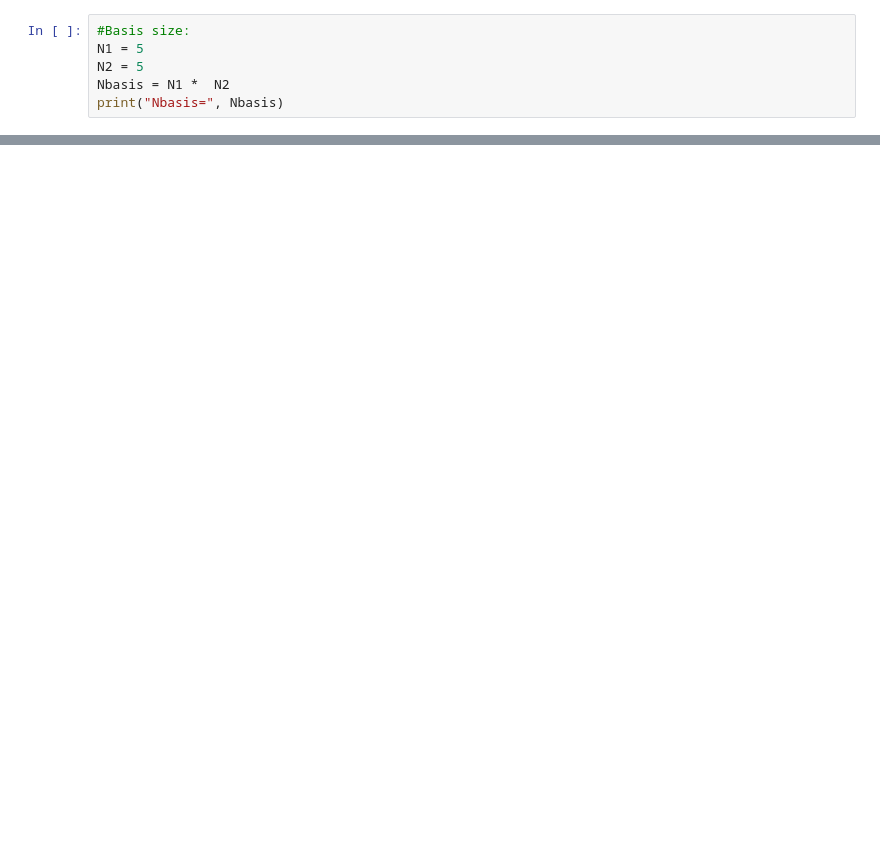
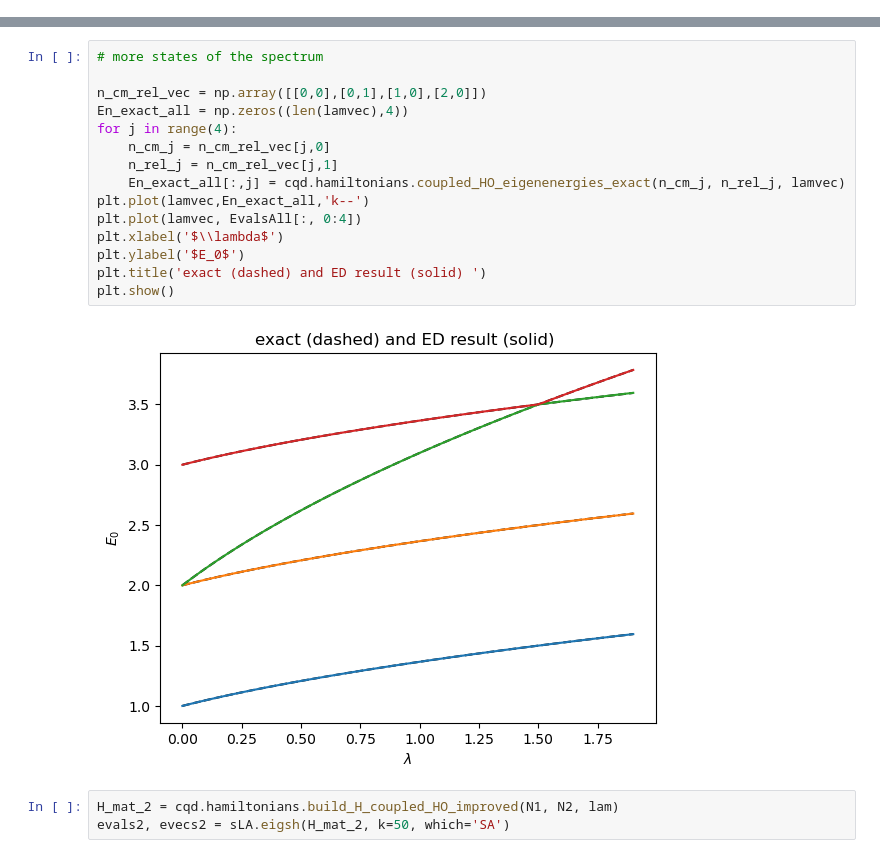
Before and after one commit to Abiyzelalem27/QuantumDynamicsLab, a Jupyter notebook: Solutions/exercise4_sol.ipynb, the cells around one changed output, grey strips where cells are left out. Drawn from its saved outputs; the diff is of its cells as text; blank space fills up the shorter version.

```diff
--- a/Solutions/exercise4_sol.ipynb
+++ b/Solutions/exercise4_sol.ipynb
@@ -285,6 +0,0 @@ AttributeError: module 'Comp_Quant_Dynam.hamiltonians' has no attribute 'exact_e
-# %%
-#Basis size:
-N1 = 5
-N2 = 5
-Nbasis = N1 *  N2
-print("Nbasis=", Nbasis)
@@ -397,0 +178,20 @@ Represent the wave function on a 2D spatial grid using the exact harmonic oscill
+# %%
+# more states of the spectrum
+
+n_cm_rel_vec = np.array([[0,0],[0,1],[1,0],[2,0]])
+En_exact_all = np.zeros((len(lamvec),4))
+for j in range(4):
+    n_cm_j = n_cm_rel_vec[j,0]
+    n_rel_j = n_cm_rel_vec[j,1]
+    En_exact_all[:,j] = cqd.hamiltonians.coupled_HO_eigenenergies_exact(n_cm_j, n_rel_j, lamvec)
+plt.plot(lamvec,En_exact_all,'k--')
+plt.plot(lamvec, EvalsAll[:, 0:4])
+plt.xlabel('$\\lambda$')
+plt.ylabel('$E_0$')
+plt.title('exact (dashed) and ED result (solid) ')
+plt.show()
+# %% [output]
+[figure, added]
+# %%
+H_mat_2 = cqd.hamiltonians.build_H_coupled_HO_improved(N1, N2, lam)
+evals2, evecs2 = sLA.eigsh(H_mat_2, k=50, which='SA')
```
Also changed, not shown: parts of 37 cells of this notebook, 13 other files.
